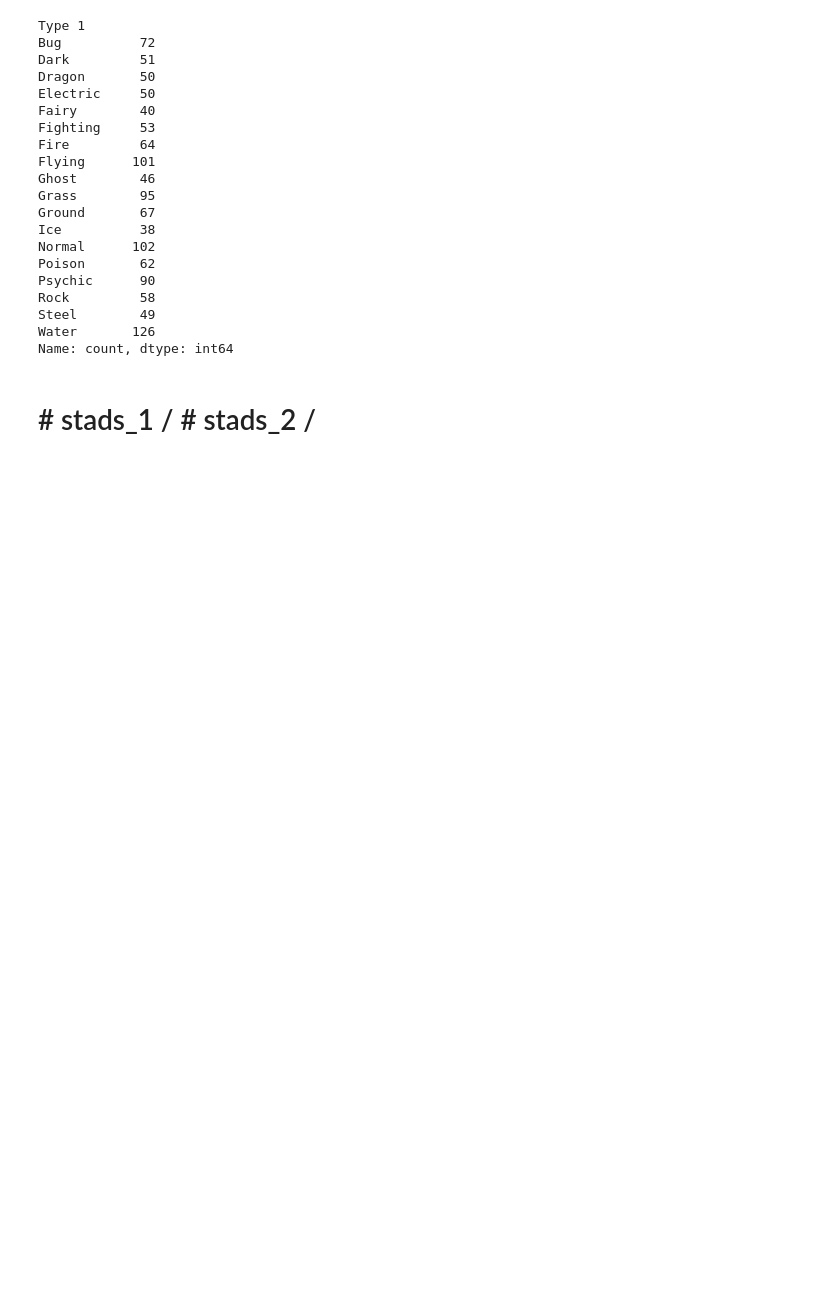
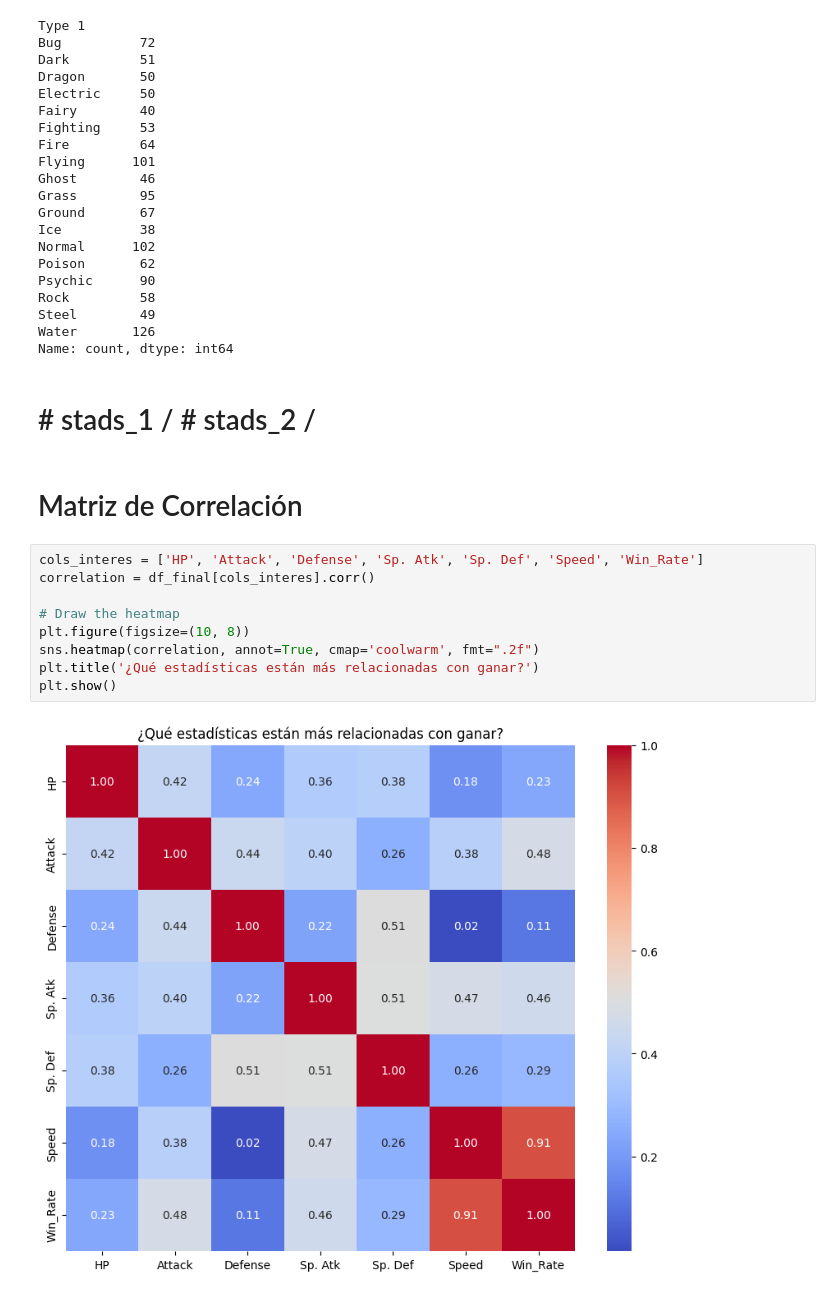
Before and after one commit to errodd/pokemon-challenge-ml, a Jupyter notebook: notebooks/EDA.ipynb, the cells around one changed output. Saved outputs shown, nothing was run; the diff lists cells and outputs as text; blank space fills up the shorter version.

```diff
--- a/notebooks/EDA.ipynb
+++ b/notebooks/EDA.ipynb
@@ -143,3 +145,16 @@ Water       126
 Name: count, dtype: int64
 # %% [markdown]
 # # stads_1 / # stads_2 / #
+# %% [markdown]
+# Matriz de Correlación
+# %%
+cols_interes = ['HP', 'Attack', 'Defense', 'Sp. Atk', 'Sp. Def', 'Speed', 'Win_Rate']
+correlation = df_final[cols_interes].corr()
+
+# Draw the heatmap
+plt.figure(figsize=(10, 8))
+sns.heatmap(correlation, annot=True, cmap='coolwarm', fmt=".2f")
+plt.title('¿Qué estadísticas están más relacionadas con ganar?')
+plt.show()
+# %% [output]
+[figure, added]
```
Also changed, not shown: parts of 2 cells of this notebook, 1 other file.
